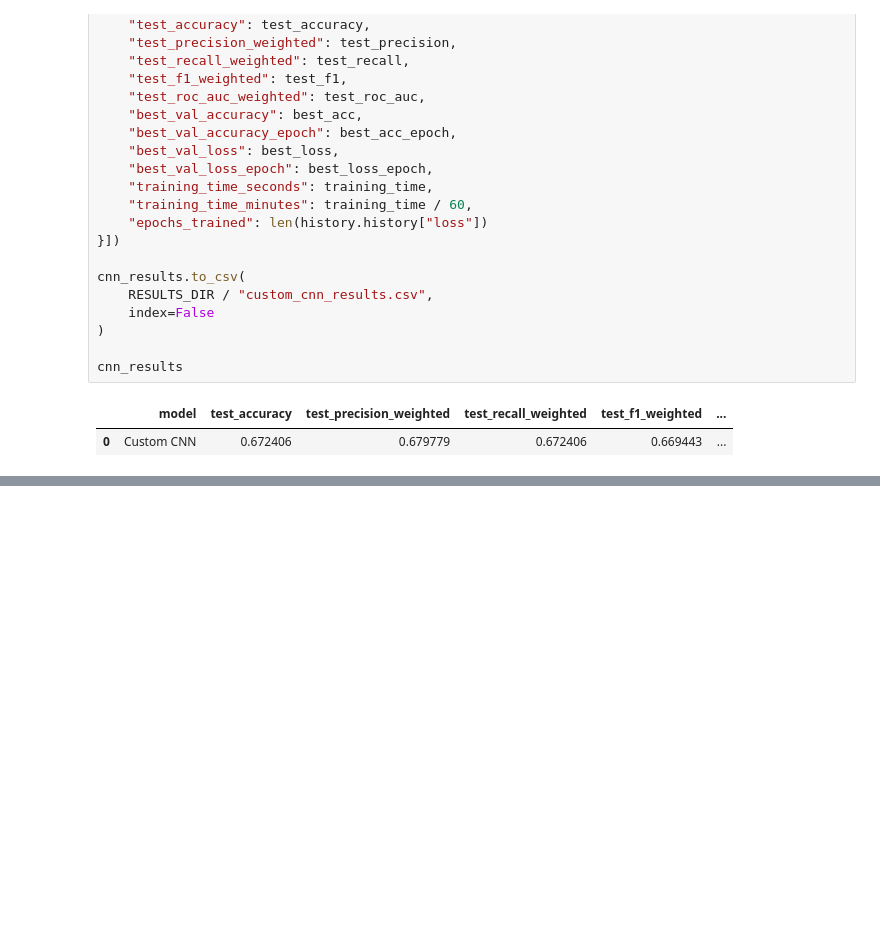
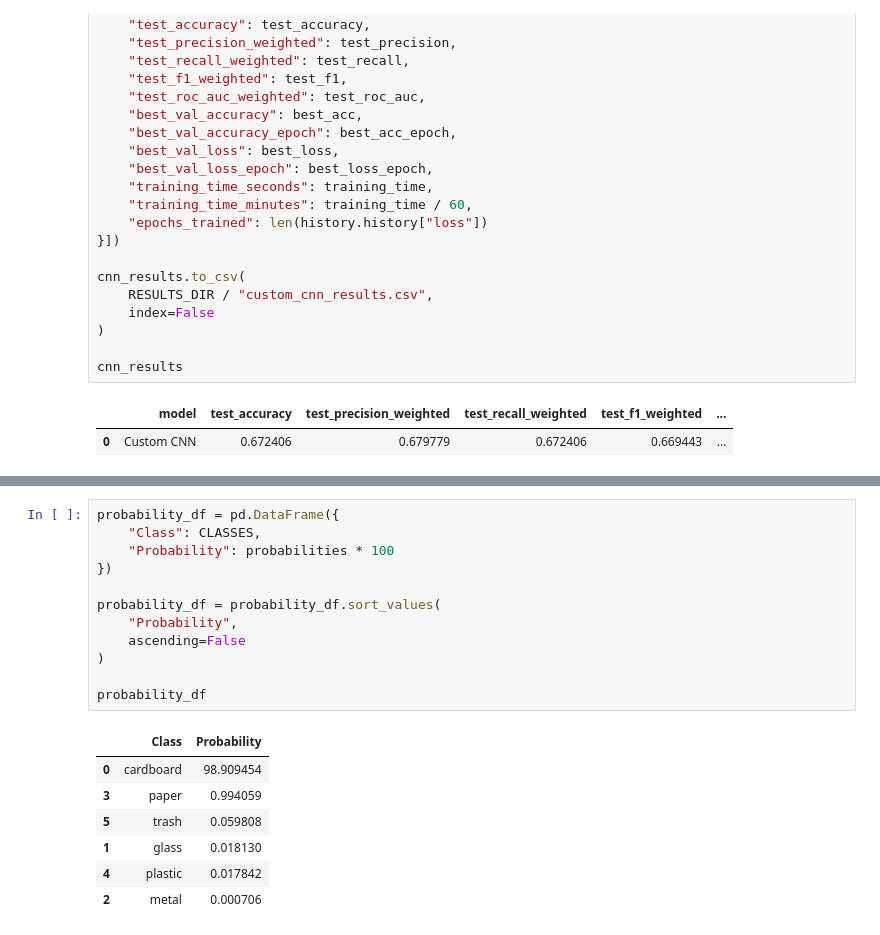
Before and after one commit to EMNIPUN/SE4050-Automatic-Waste-Classification, a Jupyter notebook: notebooks/02_CNN.ipynb, the cells around one changed output, grey strips where cells are left out. Drawn from its saved outputs; the diff is of its cells as text; blank space fills up the shorter version.

```diff
--- a/notebooks/02_CNN.ipynb
+++ b/notebooks/02_CNN.ipynb
@@ -671,0 +779,20 @@ cnn_results
+# %%
+probability_df = pd.DataFrame({
+    "Class": CLASSES,
+    "Probability": probabilities * 100
+})
+
+probability_df = probability_df.sort_values(
+    "Probability",
+    ascending=False
+)
+
+probability_df
+# %% [output]
+|  | Class | Probability |
+| 0 | cardboard | 98.909454 |
+| 3 | paper | 0.994059 |
+| 5 | trash | 0.059808 |
+| 1 | glass | 0.018130 |
+| 4 | plastic | 0.017842 |
+| 2 | metal | 0.000706 |
```
Also changed, not shown: parts of 14 cells of this notebook, 4 other files.
